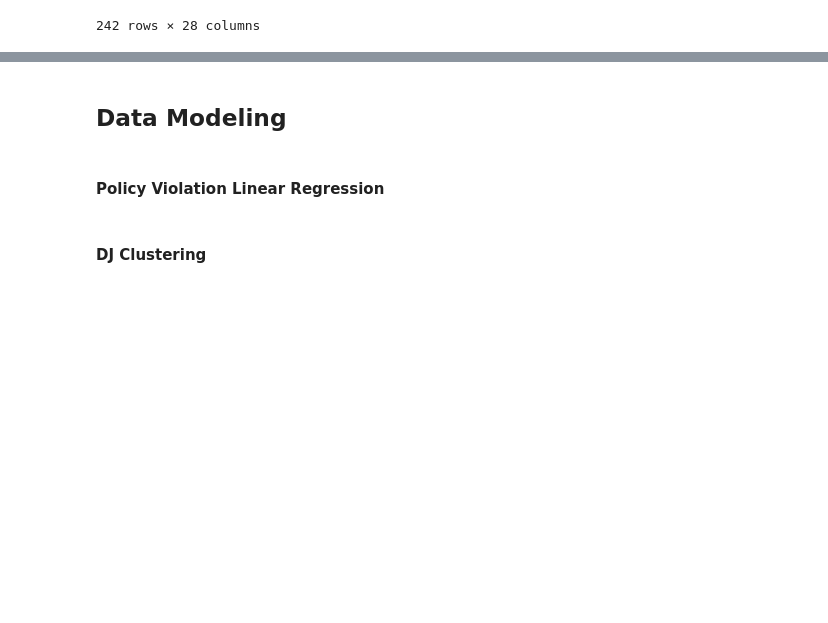
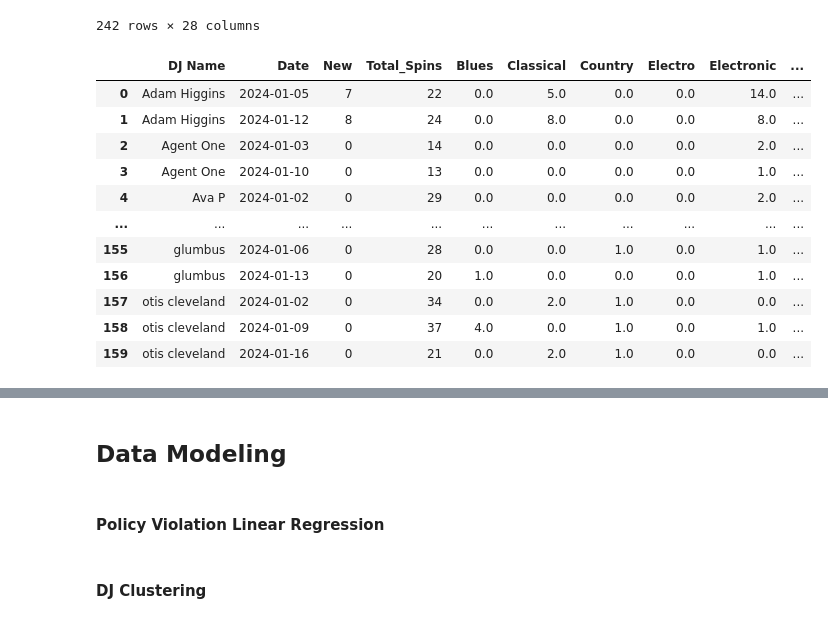
Before and after one commit to zhayes42/CS3870-WRUV, a Jupyter notebook: main.ipynb, the cells around one changed output, grey strips where cells are left out. Saved outputs shown, nothing was run; the diff lists cells and outputs as text; code cells hidden in the pictures; blank space fills up the shorter version.

Commit message:
finishing up show based data pivot

```diff
--- a/main.ipynb
+++ b/main.ipynb
@@ -272,53 +272,84 @@ See the caveats in the documentation: https://pandas.pydata.org/pandas-docs/stab
 # %%
 def spins_to_shows(spin_df: pd.DataFrame):
     """
     df - a pandas DataFrame of Spinitron spin records
     Returns: a dataframe in spin format
     """
-    # Begin a dataframe, where each row is indentified by dj name
+
+    #spin_df[["DJ Name", "Date", "New"]].groupby(["DJ Name", "Date"]).sum().reset_index()
+
     dj_df = spin_df.groupby(["DJ Name", "Date"]).count().reset_index()
-    #dj_df["Total Spins"] = spin_df.groupby(["DJ Name", "Date"]).count().reset_index()
-    #dj_df = dj_df[["DJ Name", "Date", "Playlist Title"]].rename(columns={"Playlist Title": "Total_Spins"})
+    dj_df = dj_df[["DJ Name", "Date", "Playlist Title"]].rename(columns={"Playlist Title": "Total_Spins"})
 
-    one_day_spin_count_df = spin_df.groupby(["DJ Name", "Date"]).count().reset_index()
+    #one_day_spin_count_df = spin_df.groupby(["DJ Name", "Date"]).count().reset_index()
+    one_day_new_df = spin_df[["DJ Name", "Date", "New"]].groupby(["DJ Name", "Date"]).sum().reset_index()
+    dj_df = pd.merge(one_day_new_df, dj_df, on=["DJ Name", "Date"], how='outer')
 
     # Populate genre count features
     genre_df = spin_df.dropna(subset=["Genre"]) # Temporary, until genre is filled completely
-    genre_df = genre_df.groupby(["DJ Name", "Genre"]).count().reset_index()
+    genre_df = genre_df.groupby(["DJ Name", "Date", "Genre"]).count().reset_index()
     genre_df = genre_df[["DJ Name", "Genre", "Playlist Title", "Date"]].rename(columns={"Playlist Title": "genre_count"})
-    genre_df = genre_df.pivot(index="DJ Name", columns="Genre", values="genre_count").fillna(0).reset_index()
+    genre_df = genre_df.pivot(index=["DJ Name", "Date"], columns="Genre", values="genre_count").fillna(0).reset_index()
     genre_df = genre_df.rename_axis(None, axis=1)
-    dj_df = pd.merge(dj_df, genre_df, on="DJ Name", how='inner')
+    dj_df = pd.merge(dj_df, genre_df, on=["DJ Name", "Date"], how='outer')
 
     # Count new music policy violations
-    one_day_new_df = spin_df[["DJ Name", "Date", "New"]].groupby(["DJ Name", "Date"]).sum().reset_index()
-    one_day_spin_count_df = one_day_spin_count_df[["DJ Name", "Date", "Playlist Title"]]
-    one_day_spin_count_df = one_day_spin_count_df.rename(columns={"Playlist Title": "show_spins"})
-    joined_new_df = pd.merge(one_day_new_df, one_day_spin_count_df, on=["DJ Name", "Date"], how='inner')
-    joined_new_df["new_percent"] = joined_new_df["New"] / joined_new_df["show_spins"]
-    joined_new_df["new_violations"] = (joined_new_df["new_percent"] < 0.25).astype(int)
-    grouped_new_df = joined_new_df[["DJ Name", "new_violations", "show_spins"]].groupby("DJ Name").sum().reset_index()
-    dj_df = pd.merge(dj_df, grouped_new_df, on="DJ Name", how='inner')
+    #one_day_new_df = spin_df[["DJ Name", "Date", "New"]].groupby(["DJ Name", "Date"]).sum().reset_index()
+    #one_day_spin_count_df = one_day_spin_count_df[["DJ Name", "Date", "Playlist Title"]]
+    #one_day_spin_count_df = one_day_spin_count_df.rename(columns={"Playlist Title": "show_spins"})
+    #joined_new_df = pd.merge(one_day_new_df, one_day_spin_count_df, on=["DJ Name", "Date"], how='inner')
+    dj_df["new_percent"] = dj_df["New"] / dj_df["Total_Spins"]
+    dj_df["new_violations"] = (dj_df["new_percent"] < 0.25).astype(int)
+    #grouped_new_df = joined_new_df[["DJ Name", "new_violations", "Total_Spins"]].groupby(["DJ Name", "Date"]).sum().reset_index()
+    #dj_df = pd.merge(dj_df, joined_new_df, on="DJ Name", how='inner')
 
     # Count popular artist policy violations
     dj_df["artist_bb"] = spin_df[["DJ Name", "artistBB"]].groupby(["DJ Name"]).sum().reset_index()["artistBB"]
-    dj_df["artist_violations"] = dj_df["artist_bb"] / dj_df["show_spins"]
+    dj_df["artist_violations"] = dj_df["artist_bb"] / dj_df["Total_Spins"]
+    dj_df["popular_violations"] = (dj_df["artist_violations"] > 0.2).astype(int)
 
-    #dj_df["artist_violation_B"] = dj_df[dj_df["artist_violations" > 0.2]]
 
     dj_df["song_violations"] = spin_df[["DJ Name", "songBB"]].groupby(["DJ Name"]).sum().reset_index()["songBB"]
-    #dj_df = dj_df.drop(columns=["Unnamed:0", "Playlist Title", "DJ ID", "Song", "Release", "New"])
+    #dj_df = dj_df.drop(columns=['Unnamed: 0', "Playlist Title", "DJ ID", "Song", "Release", "New", "Label", "UPC"])
 
     # Calculate policy violation feature
-    #dj_df["Violations"] = dj_df["new_violations"] + dj_df["top_violations"]
+    dj_df["Violations"] = dj_df["new_violations"] + dj_df["popular_violations"] + dj_df["song_violations"]
     #dj_df = dj_df.drop(columns=["new_violations", "top_violations"])
 
     return dj_df
 
-#spin_df = small
-small_djs = spins_to_shows(spin_df=small)
-small_djs
-list(small
-#small_djs = small.groupby(["DJ Name", "Date"])
-#small_djs.first()
+
+#small_djs = spins_to_shows(spin_df=small)
+#small_djs
+
+dj_df = spin_df.groupby(["DJ Name", "Date"]).count().reset_index()
+dj_df = dj_df[["DJ Name", "Date", "Playlist Title"]].rename(columns={"Playlist Title": "Total_Spins"})
+
+#one_day_spin_count_df = spin_df.groupby(["DJ Name", "Date"]).count().reset_index()
+one_day_new_df = spin_df[["DJ Name", "Date", "New"]].groupby(["DJ Name", "Date"]).sum().reset_index()
+dj_df = pd.merge(one_day_new_df, dj_df, on=["DJ Name", "Date"], how='outer')
+dj_df
+
+# Populate genre count features
+genre_df = spin_df.dropna(subset=["Genre"]) # Temporary, until genre is filled completely
+genre_df = genre_df.groupby(["DJ Name", "Date", "Genre"]).count().reset_index()
+genre_df = genre_df[["DJ Name", "Genre", "Playlist Title", "Date"]].rename(columns={"Playlist Title": "genre_count"})
+genre_df = genre_df.pivot(index=["DJ Name", "Date"], columns="Genre", values="genre_count").fillna(0).reset_index()
+genre_df = genre_df.rename_axis(None, axis=1)
+genre_df
+
+dj_df = pd.merge(dj_df, genre_df, on=["DJ Name", "Date"], how='outer')
+dj_df
 # %% [output]
+|  | DJ Name | Date | New | Total_Spins | Blues | Classical | Country | Electro | Electronic | ... |
+| 0 | Adam Higgins | 2024-01-05 | 7 | 22 | 0.0 | 5.0 | 0.0 | 0.0 | 14.0 | ... |
+| 1 | Adam Higgins | 2024-01-12 | 8 | 24 | 0.0 | 8.0 | 0.0 | 0.0 | 8.0 | ... |
+| 2 | Agent One | 2024-01-03 | 0 | 14 | 0.0 | 0.0 | 0.0 | 0.0 | 2.0 | ... |
+| 3 | Agent One | 2024-01-10 | 0 | 13 | 0.0 | 0.0 | 0.0 | 0.0 | 1.0 | ... |
+| 4 | Ava P | 2024-01-02 | 0 | 29 | 0.0 | 0.0 | 0.0 | 0.0 | 2.0 | ... |
+| ... | ... | ... | ... | ... | ... | ... | ... | ... | ... | ... |
+| 155 | glumbus | 2024-01-06 | 0 | 28 | 0.0 | 0.0 | 1.0 | 0.0 | 1.0 | ... |
+| 156 | glumbus | 2024-01-13 | 0 | 20 | 1.0 | 0.0 | 0.0 | 0.0 | 1.0 | ... |
+| 157 | otis cleveland | 2024-01-02 | 0 | 34 | 0.0 | 2.0 | 1.0 | 0.0 | 0.0 | ... |
+| 158 | otis cleveland | 2024-01-09 | 0 | 37 | 4.0 | 0.0 | 1.0 | 0.0 | 1.0 | ... |
+| 159 | otis cleveland | 2024-01-16 | 0 | 21 | 0.0 | 2.0 | 1.0 | 0.0 | 0.0 | ... |
```
Also changed, not shown: parts of 1 cell of this notebook.
